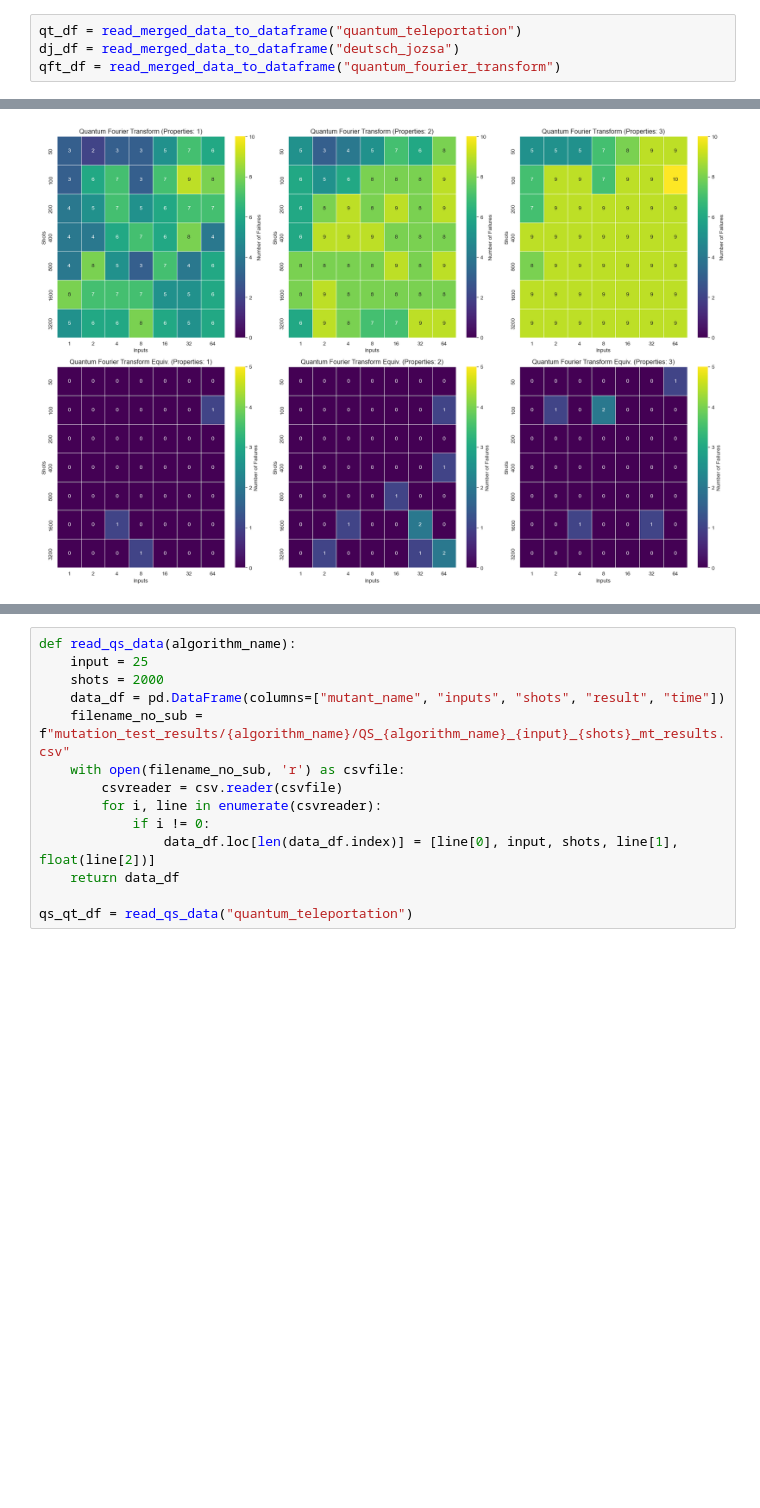
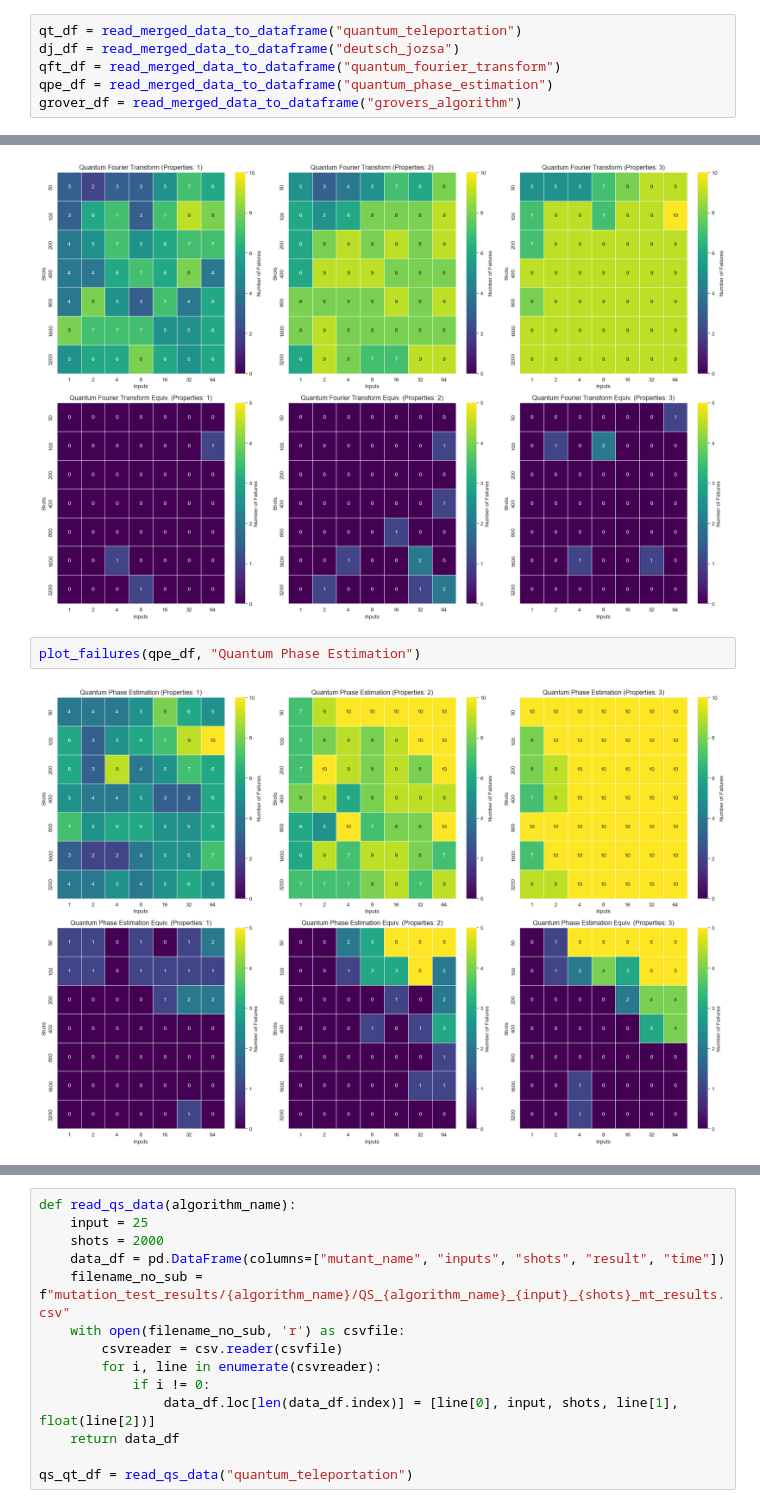
Before and after one commit to GabrielPontolillo/qucheck, a Jupyter notebook: case_studies/results_visualisation.ipynb, the cells around one changed output, grey strips where cells are left out. Cells and saved outputs as stored; diff of their text form; blank space fills up the shorter version.

Commit message:
added grovers algorithm results, added qusharp check teleportation comparison

```diff
--- a/case_studies/results_visualisation.ipynb
+++ b/case_studies/results_visualisation.ipynb
@@ -21,6 +21,8 @@ def read_merged_data_to_dataframe(algorithm_name):
 qt_df = read_merged_data_to_dataframe("quantum_teleportation")
 dj_df = read_merged_data_to_dataframe("deutsch_jozsa")
 qft_df = read_merged_data_to_dataframe("quantum_fourier_transform")
+qpe_df = read_merged_data_to_dataframe("quantum_phase_estimation")
+grover_df = read_merged_data_to_dataframe("grovers_algorithm")
 # %%
 def plot_failures(df, algorithm_name):
     df_non_equivalent = df[df['Mutant Name'].str.contains('_m')]
@@ -72,3 +74,7 @@ plot_failures(dj_df, "Deutsch-Jozsa")
 plot_failures(qft_df, "Quantum Fourier Transform")
 # %% [output]
 [figure]
+# %%
+plot_failures(qpe_df, "Quantum Phase Estimation")
+# %% [output]
+[figure, added]
```
Also changed, not shown: parts of 7 cells of this notebook, 21 other files.
